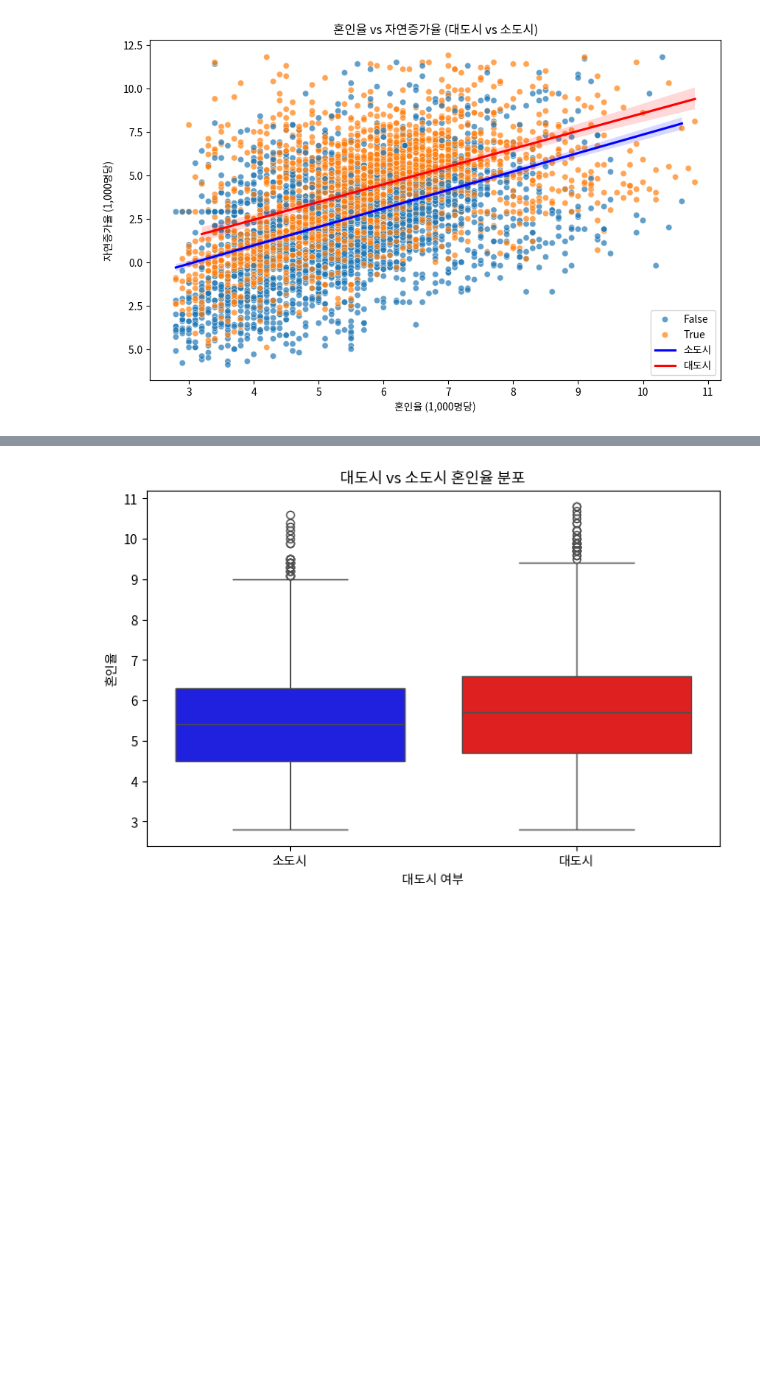
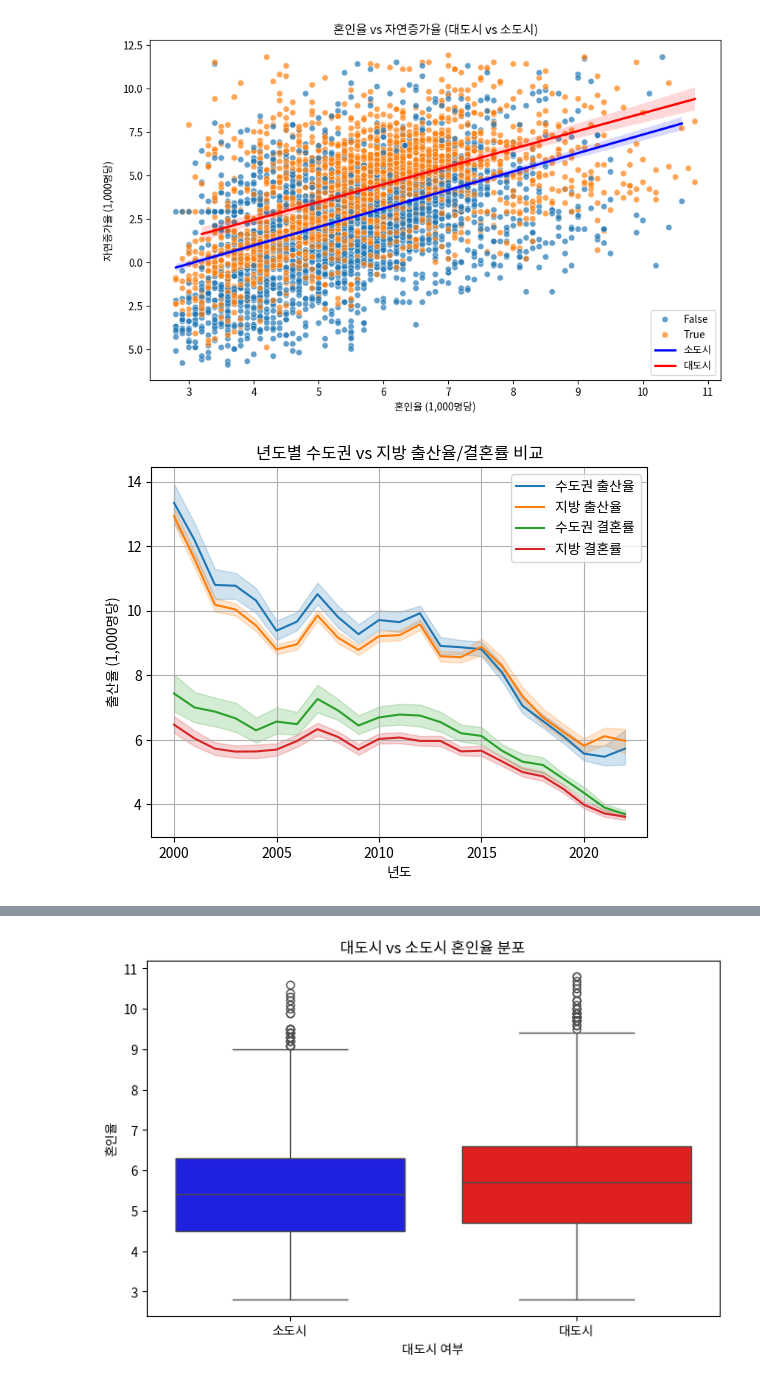
Before and after one commit to Phoenix-EDA-Team/EDA-Demographic, a Jupyter notebook: [Baseline] 한국 인구 통계 EDA.ipynb, the cells around one changed output, grey strips where cells are left out. Saved outputs shown, nothing was run; the diff lists cells and outputs as text; code cells hidden in the pictures; blank space fills up the shorter version.

```diff
--- a/[Baseline] 한국 인구 통계 EDA.ipynb
+++ b/[Baseline] 한국 인구 통계 EDA.ipynb
@@ -551,3 +548,18 @@ plt.legend()
 plt.show()
 # %% [output]
 [figure]
+# %%
+# sns.lineplot(data=df,x='Year',y='Birth_rate',hue='Is_Capital')
+sns.lineplot(data=capital_df,x='Year',y='Birth_rate',label='수도권 출산율', palette='Set1')
+sns.lineplot(data=non_capital_df,x='Year',y='Birth_rate',label='지방 출산율', palette='Set1')
+sns.lineplot(data=capital_df,x='Year',y='Marriage_rate', label='수도권 결혼률', palette='Set2')
+sns.lineplot(data=non_capital_df,x='Year',y='Marriage_rate', label='지방 결혼률', palette='Set2')
+plt.title("년도별 수도권 vs 지방 출산율/결혼률 비교")
+plt.xlabel("년도")
+plt.ylabel("출산율 (1,000명당)")
+plt.legend()
+plt.grid()
+plt.savefig("./FlaskWeb/static/img/graph/가설1-년도별 수도권 vs 지방 출산율-결혼률 비교.png", dpi=300)  # 해상도 300 DPI로 저장
+plt.show()
+# %% [output]
+[figure, added]
```
Also changed, not shown: parts of 7 cells of this notebook, 6 other files.
